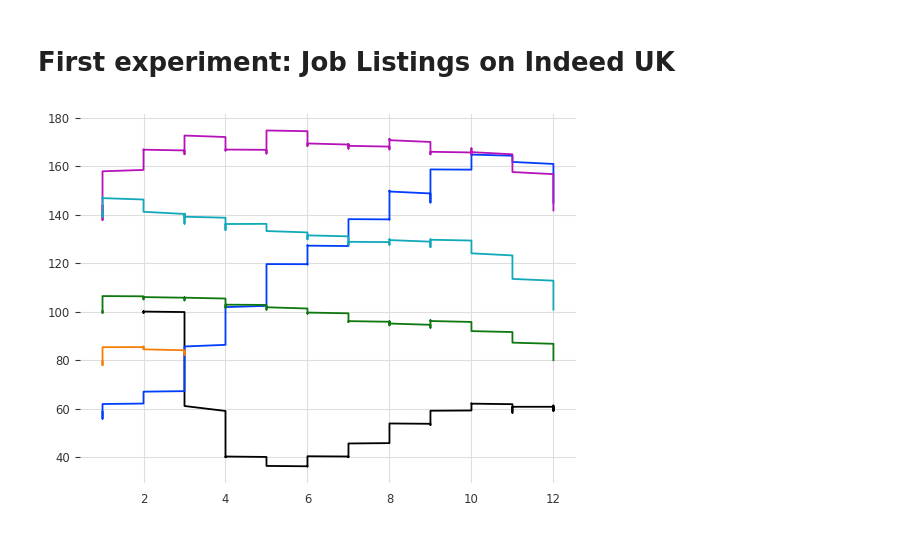
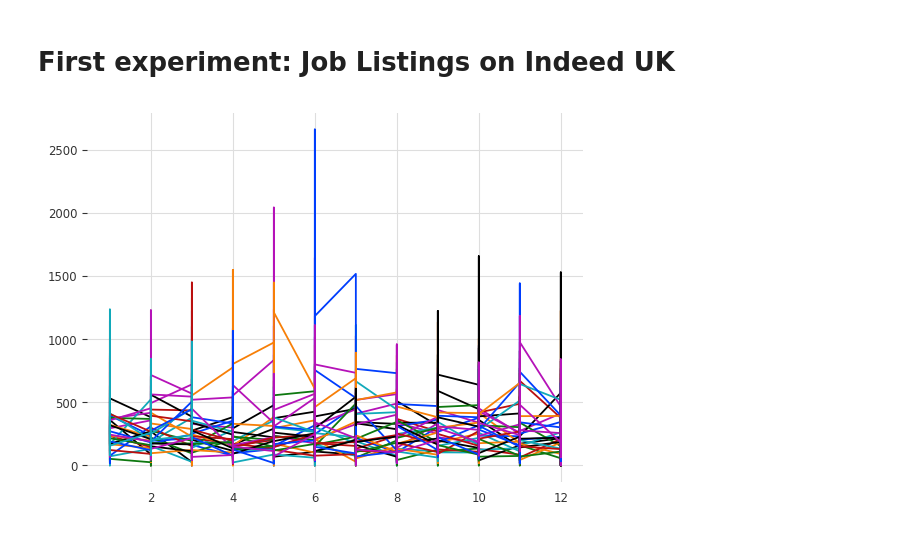
Before and after one commit to GothamAnalytics-7/ASTP, a Jupyter notebook: notebooks/ASTP_Parte2_Modeling.ipynb, the cells around one changed output. Drawn from its saved outputs; the diff is of its cells as text; code cells hidden in the pictures.

```diff
--- a/notebooks/ASTP_Parte2_Modeling.ipynb
+++ b/notebooks/ASTP_Parte2_Modeling.ipynb
@@ -56,2 +38,5 @@ fred_series_metadata
 # %%
-economic_uncertainty = pd.read_csv("../data/USEPUINDXD.csv", parse_dates=["observation_date"], index_col="observation_date").squeeze()
+economic_uncertainty = pd.read_csv("../data/UK_Daily_Policy_Data.csv")
+# %%
+economic_uncertainty["date"] = pd.to_datetime(economic_uncertainty.drop("daily_policy_index", axis=1))
+economic_uncertainty = economic_uncertainty.drop(["day", "month", "year"], axis=1).set_index("date").squeeze()
@@ -67,19 +68,19 @@ series = data_ts[0]
 # %%
 # Feature extraction
-df = pd.DataFrame(data[0])
+df = pd.DataFrame(data[5])
 # %%
 df['year'] = df.index.year
 df['month'] = df.index.month
 df.reset_index(inplace=True)
-df['week'] = df['time'].dt.isocalendar().week
-df['day'] = df['time'].dt.dayofweek
-df['day_str'] = df['time'].dt.strftime('%a')
-df['year_month'] = df['time'].dt.strftime('%Y_%m')
-df.set_index('time', inplace=True)
+df['week'] = df['date'].dt.isocalendar().week
+df['day'] = df['date'].dt.dayofweek
+df['day_str'] = df['date'].dt.strftime('%a')
+df['year_month'] = df['date'].dt.strftime('%Y_%m')
+df.set_index('date', inplace=True)
 # %%
 for year in df["year"].unique():
-    plt.plot("month", "Job Postings on Indeed in the United Kingdom", data=df[df["year"] == year])
+    plt.plot("month", df.columns[0], data=df[df["year"] == year])
 plt.show()
 # %% [output]
-[figure, old version]
+[figure, new version]
 # %%
```
Also changed, not shown: parts of 13 cells of this notebook, 1 other file.
